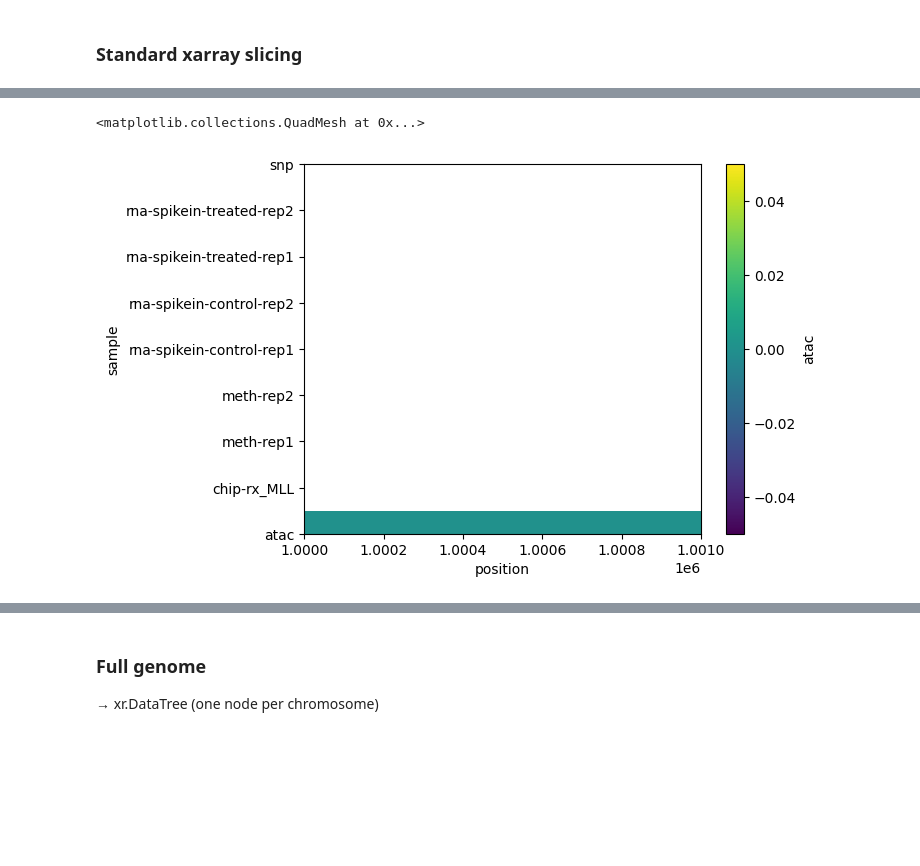
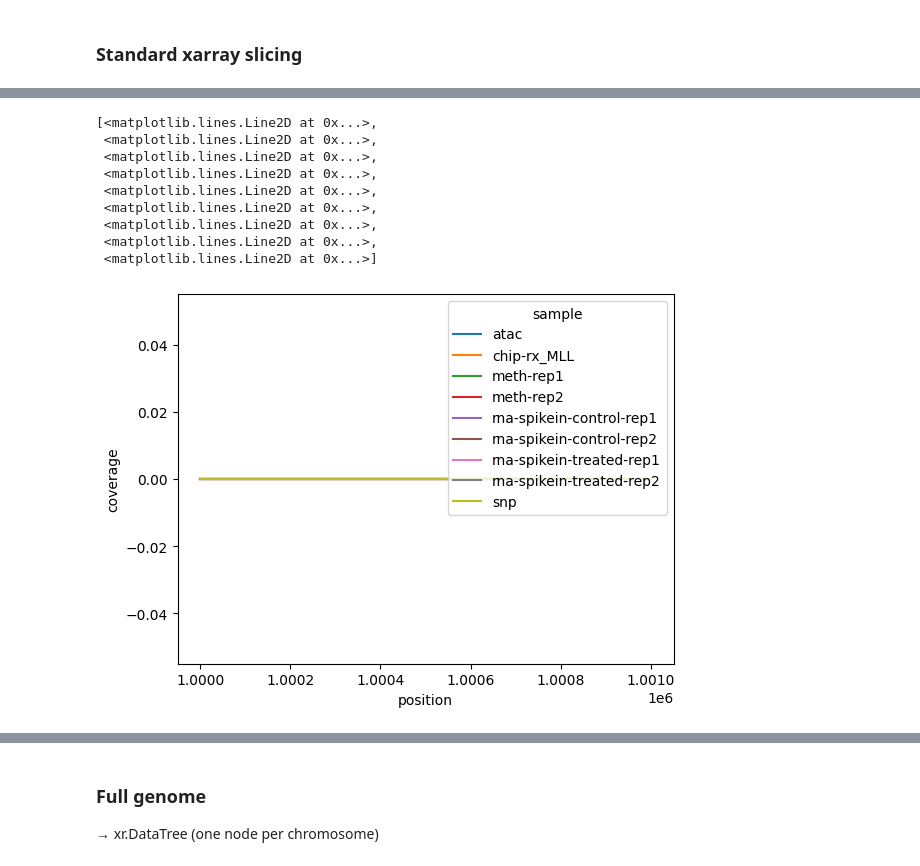
Before and after one commit to Milne-Group/QuantNado, a Jupyter notebook: example/example_dataset.ipynb, the cells around one changed output, grey strips where cells are left out. Saved outputs shown, nothing was run; the diff lists cells and outputs as text; code cells hidden in the pictures; blank space fills up the shorter version.

```diff
--- a/example/example_dataset.ipynb
+++ b/example/example_dataset.ipynb
@@ -229,5 +260,16 @@ Data variables:
 # %%
-region["atac"].plot()  # x-axis = genomic coords
+region["coverage"].plot(
+    x="position",
+    hue="sample",
+)
 # %% [output]
-<matplotlib.collections.QuadMesh at 0x...>
+[<matplotlib.lines.Line2D at 0x...>,
+ <matplotlib.lines.Line2D at 0x...>,
+ <matplotlib.lines.Line2D at 0x...>,
+ <matplotlib.lines.Line2D at 0x...>,
+ <matplotlib.lines.Line2D at 0x...>,
+ <matplotlib.lines.Line2D at 0x...>,
+ <matplotlib.lines.Line2D at 0x...>,
+ <matplotlib.lines.Line2D at 0x...>,
+ <matplotlib.lines.Line2D at 0x...>]
-[figure, old version]
+[figure, new version]
```
Also changed, not shown: parts of 16 cells of this notebook, 9 other files.
